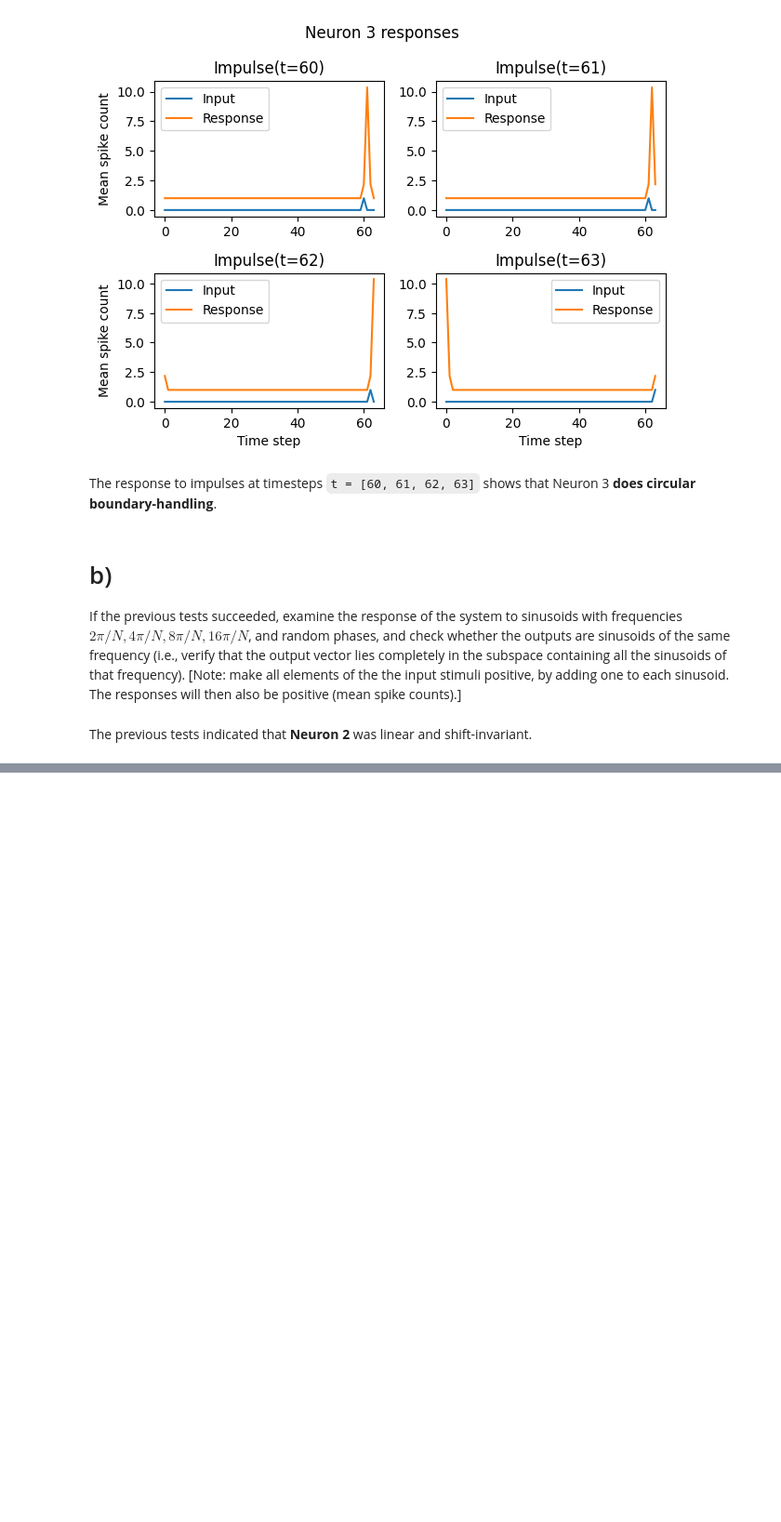
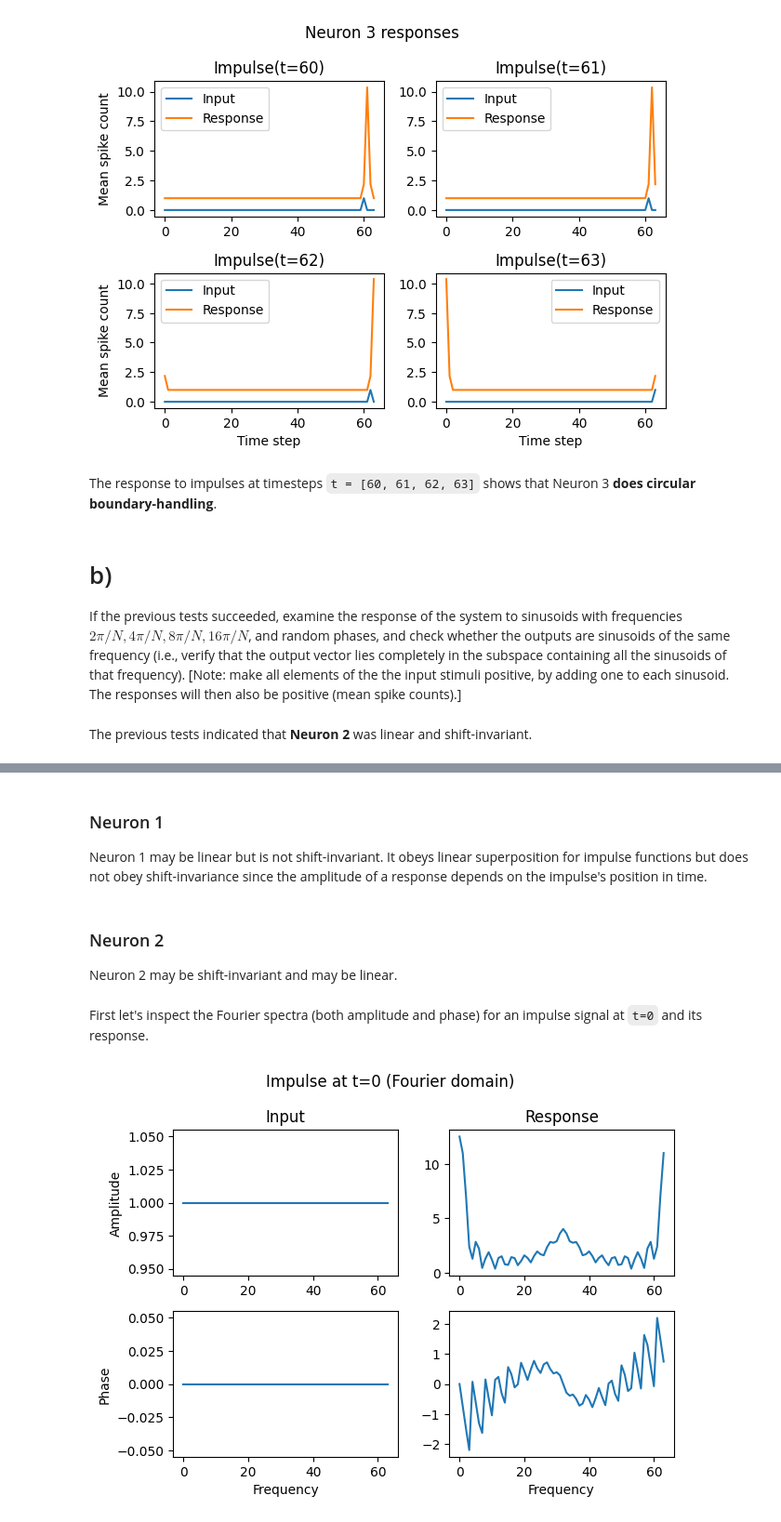
Before and after one commit to lukearend/math-tools, a Jupyter notebook: homework/hw3/HW3_Q1_Arend.ipynb, the cells around one changed output, grey strips where cells are left out. Shown at 93% size. Saved outputs shown, nothing was run; the diff lists cells and outputs as text; code cells hidden in the pictures; blank space fills up the shorter version.

```diff
--- a/homework/hw3/HW3_Q1_Arend.ipynb
+++ b/homework/hw3/HW3_Q1_Arend.ipynb
@@ -220,0 +218,35 @@ If the previous tests succeeded, verify that the change in amplitude and phase f
+# %% [markdown]
+### Neuron 1
+
+Neuron 1 may be linear but is not shift-invariant. It obeys linear superposition for impulse functions but does not obey shift-invariance since the amplitude of a response depends on the impulse's position in time.
+# %% [markdown]
+### Neuron 2
+
+Neuron 2 may be shift-invariant and may be linear.
+# %% [markdown]
+First let's inspect the Fourier spectra (both amplitude and phase) for an impulse signal at `t=0` and its response.
+# %%
+signal = unit_impulse(0)
+response = neuron2(signal)
+signal_fft = fft(signal)
+response_fft = fft(response)
+
+fig, axs = plt.subplots(2, 2)
+plt.suptitle('Impulse at t=0 (Fourier domain)')
+plt.sca(axs[0][0])
+plt.title('Input')
+sns.lineplot(np.abs(signal_fft))
+plt.ylabel('Amplitude')
+plt.sca(axs[0][1])
+plt.title('Response')
+sns.lineplot(np.abs(response_fft))
+plt.sca(axs[1][0])
+sns.lineplot(np.angle(signal_fft))
+plt.ylabel('Phase')
+plt.xlabel('Frequency')
+plt.sca(axs[1][1])
+sns.lineplot(np.angle(response_fft))
+plt.xlabel('Frequency')
+plt.tight_layout()
+# %% [output]
+[figure, added]
```
Also changed, not shown: parts of 20 cells of this notebook, 4 other files.
